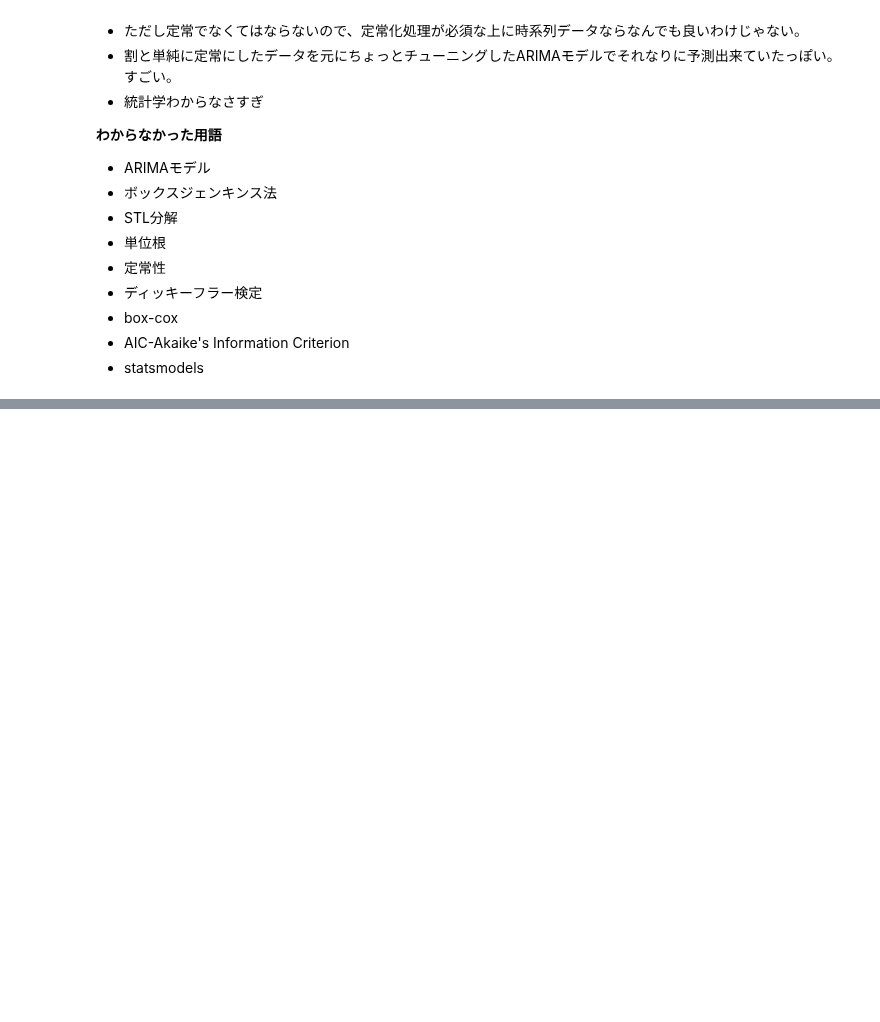
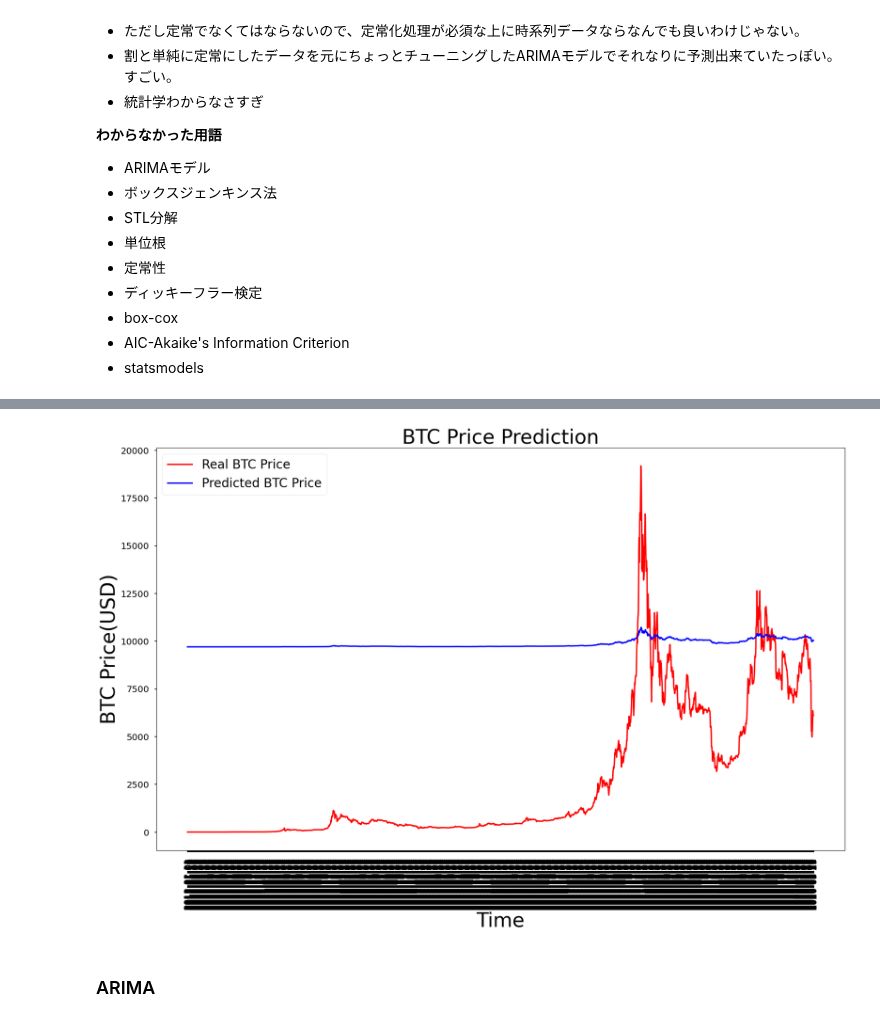
Before and after one commit to KotaOkamoto/diveintocode-ml, a Jupyter notebook: 2007_aug/Bitcoin_Historical_Data.ipynb, the cells around one changed output, grey strips where cells are left out. Saved outputs shown, nothing was run; the diff lists cells and outputs as text; code cells hidden in the pictures; blank space fills up the shorter version.

```diff
--- a/2007_aug/Bitcoin_Historical_Data.ipynb
+++ b/2007_aug/Bitcoin_Historical_Data.ipynb
@@ -462,0 +479,15 @@ __わからなかった用語__
+# %%
+# split data
+prediction_days = 30
+df_train= Real_Price[len(Real_Price)-prediction_days:]
+df_test= Real_Price[:len(Real_Price)-prediction_days]
+# %%
+# Data preprocess
+training_set = df_train.values
+training_set = np.reshape(training_set, (len(training_set), 1))
+from sklearn.preprocessing import MinMaxScaler
+sc = MinMaxScaler()
+training_set = sc.fit_transform(training_set)
+X_train = training_set[0:len(training_set)-1]
+y_train = training_set[1:len(training_set)]
+X_train = np.reshape(X_train, (len(X_train), 1, 1))
@@ -462,0 +533,33 @@ __わからなかった用語__
+# %%
+test_set = df_test.values[1:]
+sc = MinMaxScaler()
+inputs = np.reshape(df_test.values[0:len(df_test)-1], (len(test_set), 1))
+inputs = sc.fit_transform(inputs)
+inputs = np.reshape(inputs, (len(inputs), 1, 1))
+predicted_BTC_price = regressor.predict(inputs)
+predicted_BTC_price = sc.inverse_transform(predicted_BTC_price)
+# %%
+# Visualising the results
+plt.figure(figsize=(25,15), dpi=80, facecolor='w', edgecolor='k')
+ax = plt.gca()
+plt.plot(test_set, color = 'red', label = 'Real BTC Price')
+plt.plot(predicted_BTC_price, color = 'blue', label = 'Predicted BTC Price')
+plt.title('BTC Price Prediction', fontsize=40)
+df_test = df_test.reset_index()
+x=df_test.index
+labels = df_test['date']
+plt.xticks(x, labels, rotation = 'vertical')
+
+for tick in ax.xaxis.get_major_ticks():
+    tick.label1.set_fontsize(18)
+for tick in ax.yaxis.get_major_ticks():
+    tick.label1.set_fontsize(18)
+
+plt.xlabel('Time', fontsize=40)
+plt.ylabel('BTC Price(USD)', fontsize=40)
+plt.legend(loc=2, prop={'size': 25})
+plt.show()
+# %% [output]
+[figure, added]
+# %% [markdown]
+### ARIMA
```
Also changed, not shown: parts of 20 cells of this notebook.
